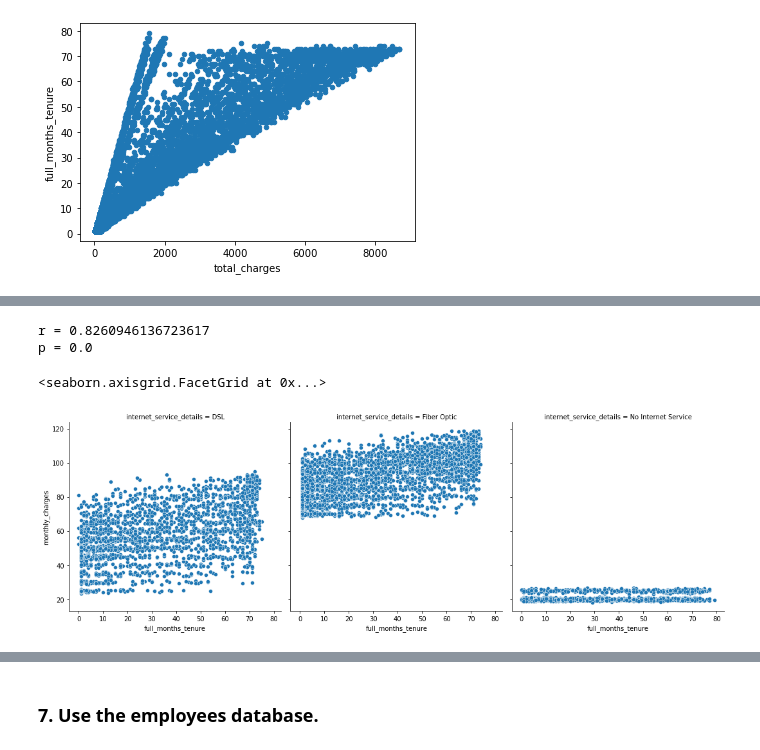
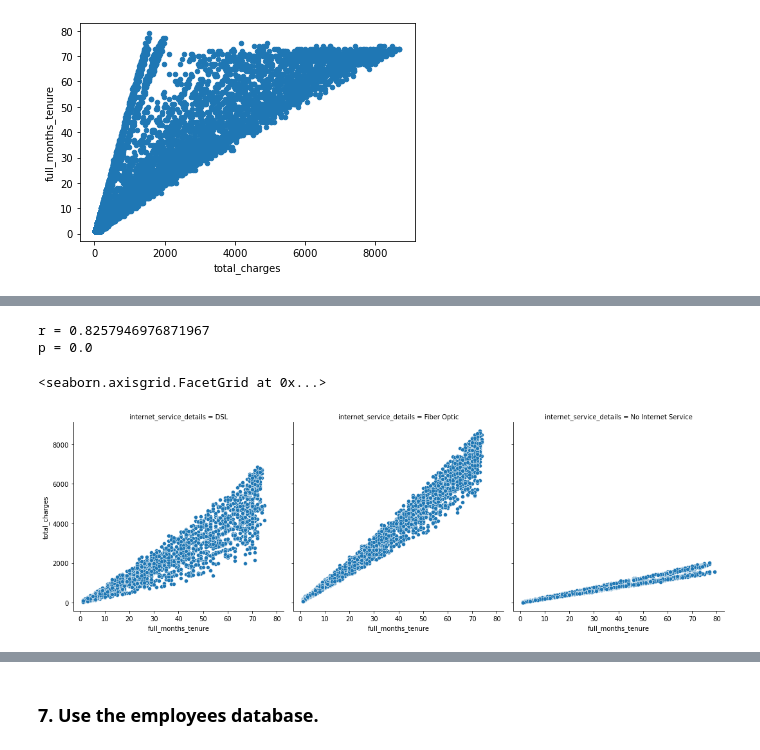
Before and after one commit to Miller-Ryan-1/statistics-exercises, a Jupyter notebook: hypothesis_testing.ipynb, the cells around one changed output, grey strips where cells are left out. Cells and saved outputs as stored; diff of their text form; code cells hidden in the pictures.

```diff
--- a/hypothesis_testing.ipynb
+++ b/hypothesis_testing.ipynb
@@ -184,7 +184,7 @@ We reject the null hypothesis that manual and automatic cars get the same gas mi
 # %%
 # import telco data from wherever it lives
 telco = pd.read_csv('telco_data.csv')
-telco.total_charges.fillna(0)
+telco = telco.dropna()
 telco.info()
 # %% [output]
 <class 'pandas.core.frame.DataFrame'>
@@ -213,12 +218,12 @@ telco.plot.scatter(y='full_months_tenure', x='total_charges')
 # %%
 x = telco.full_months_tenure
 y = telco.total_charges.fillna(0)
 r, p = stats.pearsonr(x, y)
 print('r =', r)
 print('p =', p)
-sns.relplot(data = telco, y = 'monthly_charges',x = 'full_months_tenure', col='internet_service_details')
+sns.relplot(data = telco, y = 'total_charges',x = 'full_months_tenure', col='internet_service_details')
 # %% [output]
-r = 0.8260946136723617
+r = 0.8257946976871967
 p = 0.0
 <seaborn.axisgrid.FacetGrid at 0x...>
-[figure, old version]
+[figure, new version]
```
Also changed, not shown: parts of 53 cells of this notebook, 1 other file.
